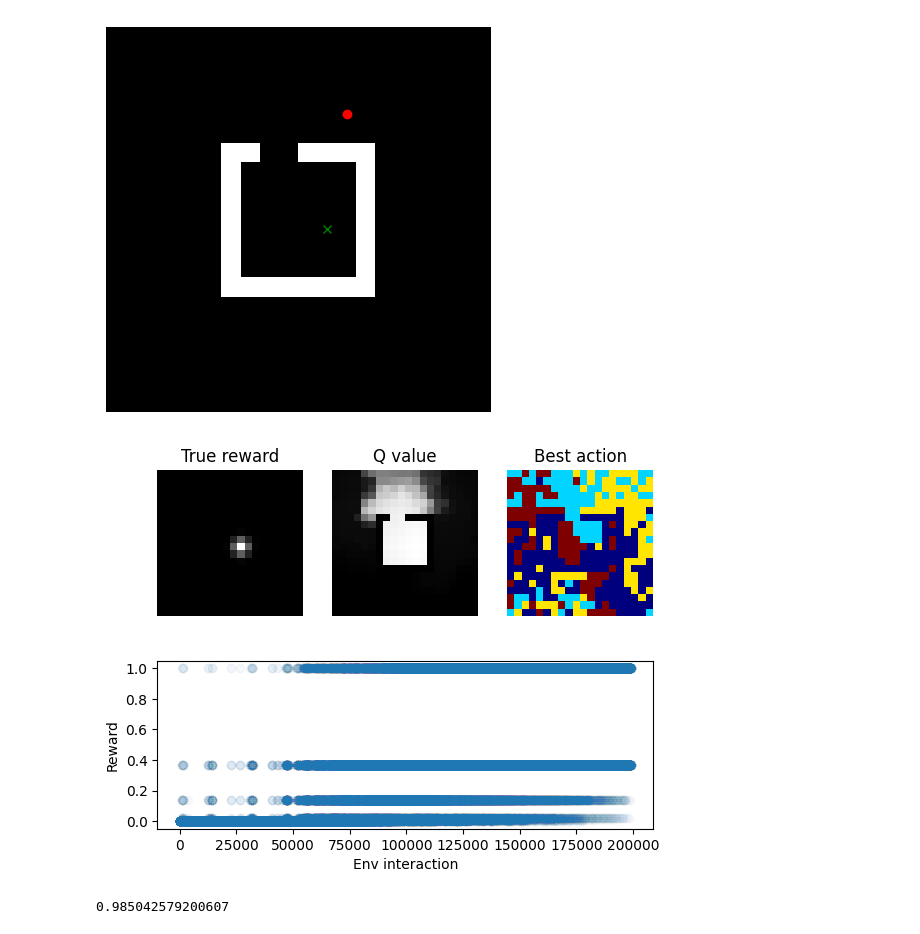
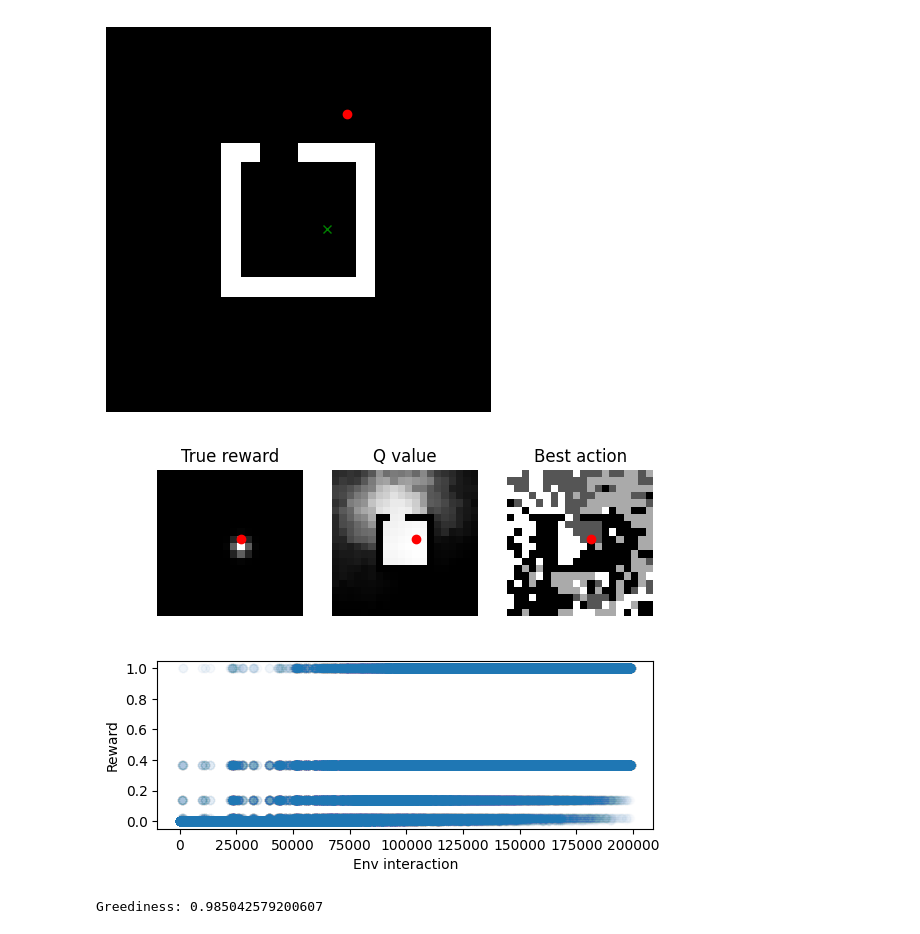
Before and after one commit to Alex427427427/2023_SRP_long_horizon, a Jupyter notebook: 2D_world/2D_world.ipynb, the cells around one changed output. Cells and saved outputs as stored; diff of their text form; code cells hidden in the pictures.

Commit message:
fixed plotting bugs.

```diff
--- a/2D_world/2D_world.ipynb
+++ b/2D_world/2D_world.ipynb
@@ -121,7 +121,7 @@ env.plot()
 # %% [output]
 [figure]
 # %%
-def value_iteration(env,init=None,iters=10000,alpha=0.9,gamma=0.9,eps_greedy_init=0.5,eps_anneal=True,plot_freq=1,disp=True):
+def value_iteration(env,init=None,iters=10000,alpha=0.9,gamma=0.9,final_greediness=0.5,eps_anneal=True,plot_freq=1,disp=True):
 
     if init is None:
         Q = np.ones((env.N*env.N,env.action_space.shape[0])) # initialise Q table
@@ -137,11 +137,11 @@ def value_iteration(env,init=None,iters=10000,alpha=0.9,gamma=0.9,eps_greedy_ini
 
         # Epsilon-greedy
         if eps_anneal:
-            eps_greedy = eps_greedy_init*np.exp(1-iters/(j+1))
+            greediness = final_greediness*np.exp(1-iters/(j+1)) # asymptotically rising exponential to the final greediness
         else:
-            eps_greedy = eps_greedy_init
+            greediness = final_greediness
 
-        if np.random.rand() < eps_greedy:
+        if np.random.rand() < greediness:
             a = np.argmax(Q[env.N*state[0]+state[1],:])
         else:
             a = np.random.randint(env.action_space.shape[0])
@@ -159,18 +159,21 @@ def value_iteration(env,init=None,iters=10000,alpha=0.9,gamma=0.9,eps_greedy_ini
         if (j %plot_freq == 0) and (disp):
             plt.subplot(2,3,1)
             plt.imshow(env.f.T,origin='lower', cmap='gray')
+            plt.plot(env.state[0],env.state[1],'ro') # agent location
             plt.axis('off')
 #             plt.plot(np.vstack(xm)[:,0],np.vstack(xm)[:,1])
             plt.title('True reward')
 
             plt.subplot(2,3,2)
             plt.imshow(np.max(Q,axis=1).reshape(env.N,env.N).T,origin='lower', cmap='gray')
+            plt.plot(env.state[0],env.state[1],'ro') # agent location
             plt.axis('off')
 #             plt.plot(np.vstack(xm)[:,0],np.vstack(xm)[:,1])
             plt.title('Q value')
 
             plt.subplot(2,3,3)
-            plt.imshow(np.argmax(Q,axis=1).reshape(env.N,env.N).T,origin='lower', cmap='jet')
+            plt.imshow(np.argmax(Q,axis=1).reshape(env.N,env.N).T,origin='lower', cmap='gray')
+            plt.plot(env.state[0],env.state[1],'ro') # agent location
             plt.axis('off')
 #             plt.plot(np.vstack(xm)[:,0],np.vstack(xm)[:,1])
             plt.title('Best action')
@@ -181,15 +184,15 @@ def value_iteration(env,init=None,iters=10000,alpha=0.9,gamma=0.9,eps_greedy_ini
             plt.xlabel('Env interaction')
             display.clear_output(wait=True)
             plt.show()
-            print (eps_greedy)
+            print (f"Greediness: {greediness}")
     return Q
 # %%
 #Create new env with estimated reward and train agent
 new_env = grid_env()
-newQ = value_iteration(new_env,iters=200000,alpha=0.5,gamma=0.99,eps_greedy_init=0.99,eps_anneal=True,disp=True,plot_freq=1000)
+newQ = value_iteration(new_env,iters=200000,alpha=0.5,gamma=0.99,final_greediness=0.99,eps_anneal=True,disp=True,plot_freq=1000)
 # %% [output]
-[figure, old version]
+[figure, new version]
-0.985042579200607
+Greediness: 0.985042579200607
 # %%
 # takes in the env, Q table, episode length
 # plays one episode
```
Also changed, not shown: parts of 2 cells of this notebook.
